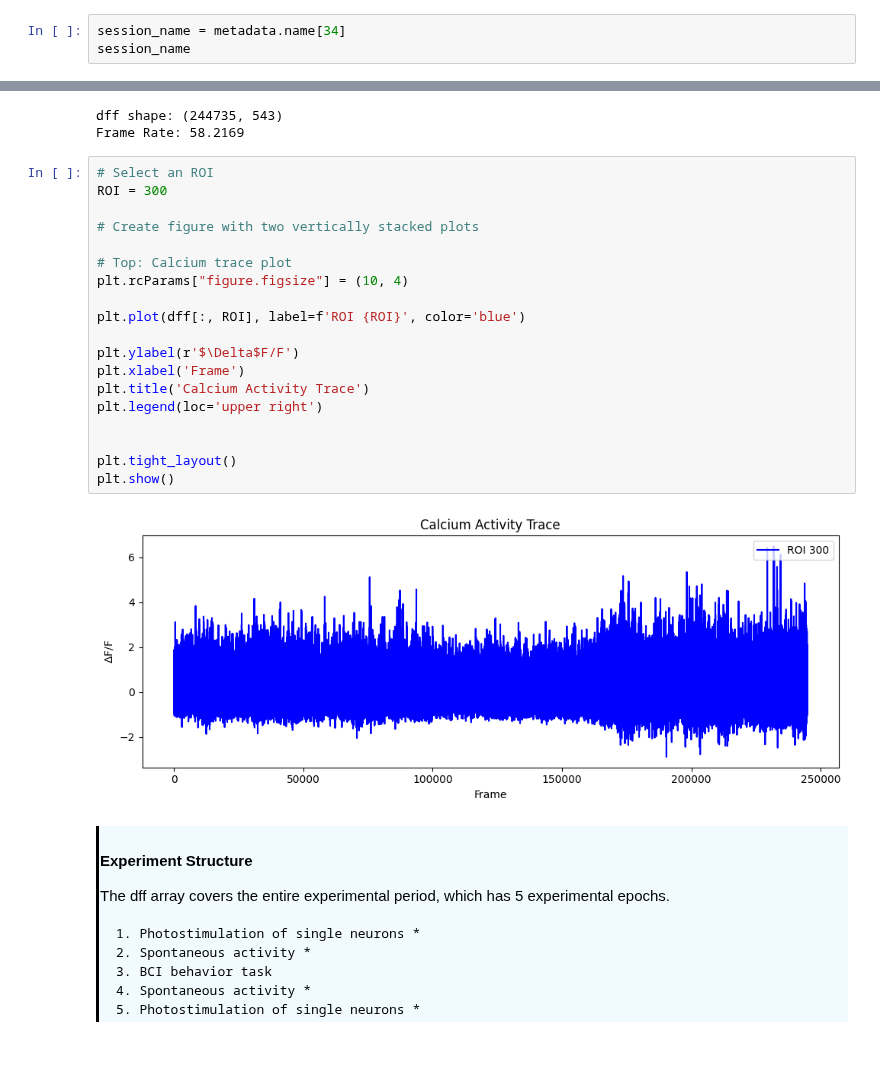
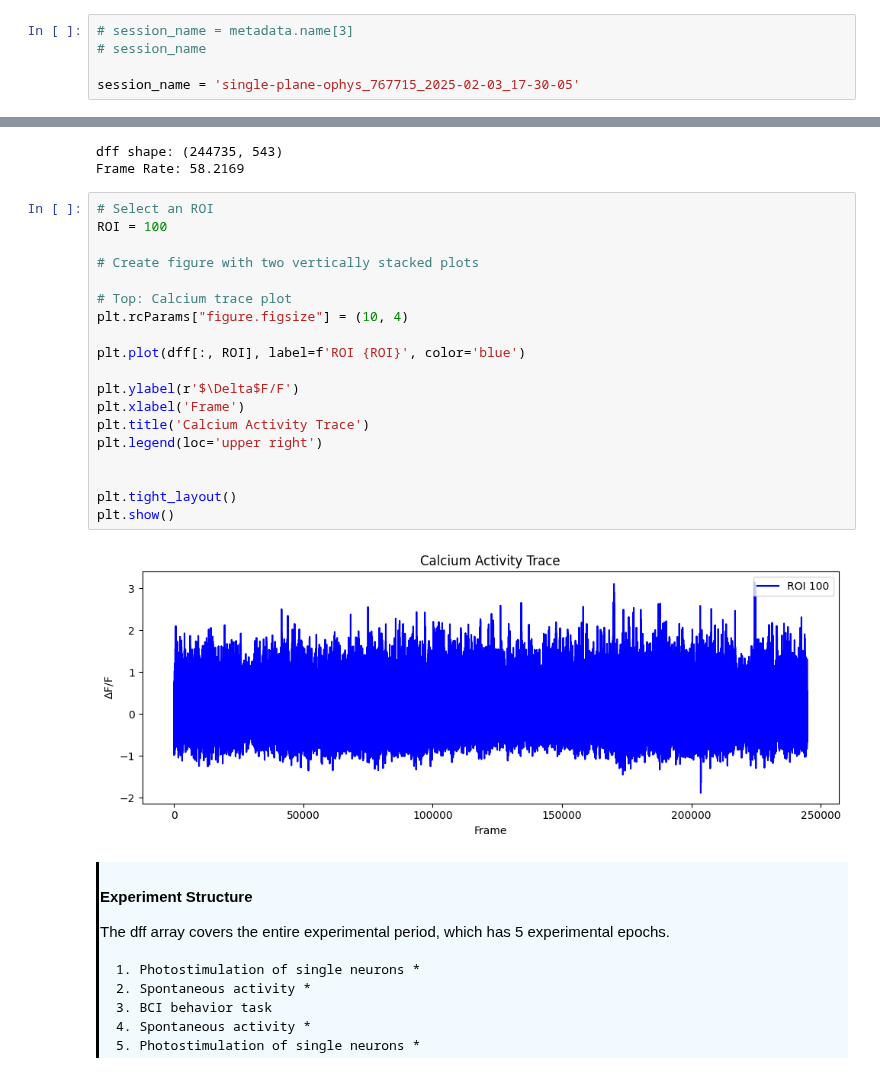
Before and after one commit to AllenNeuralDynamics/AIND-CNC-BCI-Workshop, a Jupyter notebook: code/load_data.ipynb, the cells around one changed output, grey strips where cells are left out. Saved outputs shown, nothing was run; the diff lists cells and outputs as text.

```diff
--- a/code/load_data.ipynb
+++ b/code/load_data.ipynb
@@ -64,5 +66,7 @@ The naming scheme for each data asset is as follows:
    772414 (subject id number) <br>
    2025-01-10_18-06-31 (experiment date (%Y-%m-%d %H:%M:%S)) <br>
 # %%
-session_name = metadata.name[34]
-session_name
+# session_name = metadata.name[3]
+# session_name
+
+session_name = 'single-plane-ophys_767715_2025-02-03_17-30-05'
@@ -139,25 +141,25 @@ dff shape: (244735, 543)
 Frame Rate: 58.2169
 # %%
 # Select an ROI
-ROI = 300
+ROI = 100
 
 # Create figure with two vertically stacked plots
 
 # Top: Calcium trace plot
 plt.rcParams["figure.figsize"] = (10, 4)
 
 plt.plot(dff[:, ROI], label=f'ROI {ROI}', color='blue')
 
 plt.ylabel(r'$\Delta$F/F')
 plt.xlabel('Frame')
 plt.title('Calcium Activity Trace')
 plt.legend(loc='upper right')
 
 
 plt.tight_layout()
 plt.show()
 # %% [output]
-[figure, old version]
+[figure, new version]
 # %% [markdown]
 <div style="border-left: 3px solid #000; padding: 1px; padding-left: 10px; background: #F0FAFF; ">
 
```
Also changed, not shown: parts of 13 cells of this notebook, 1 other file.
